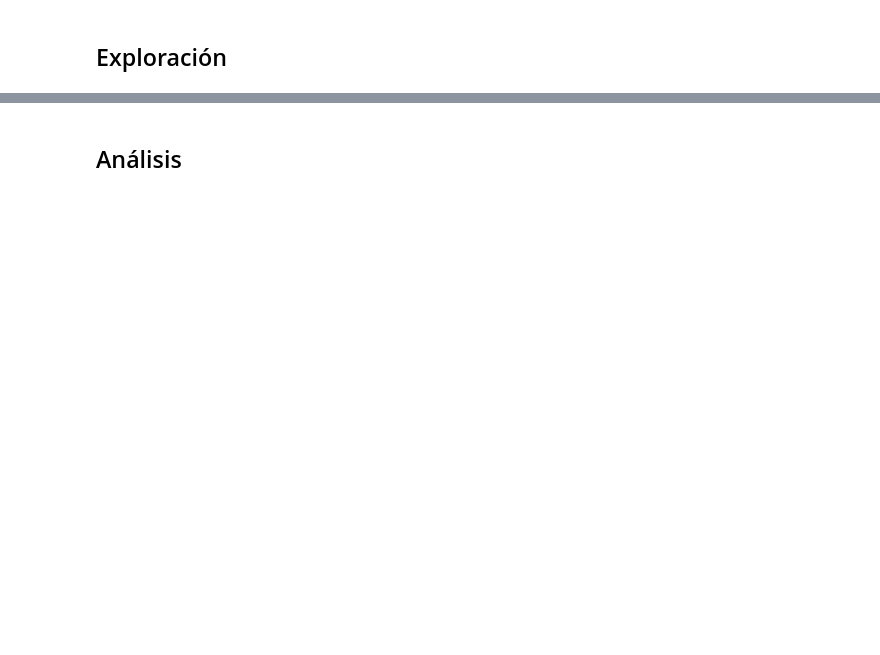
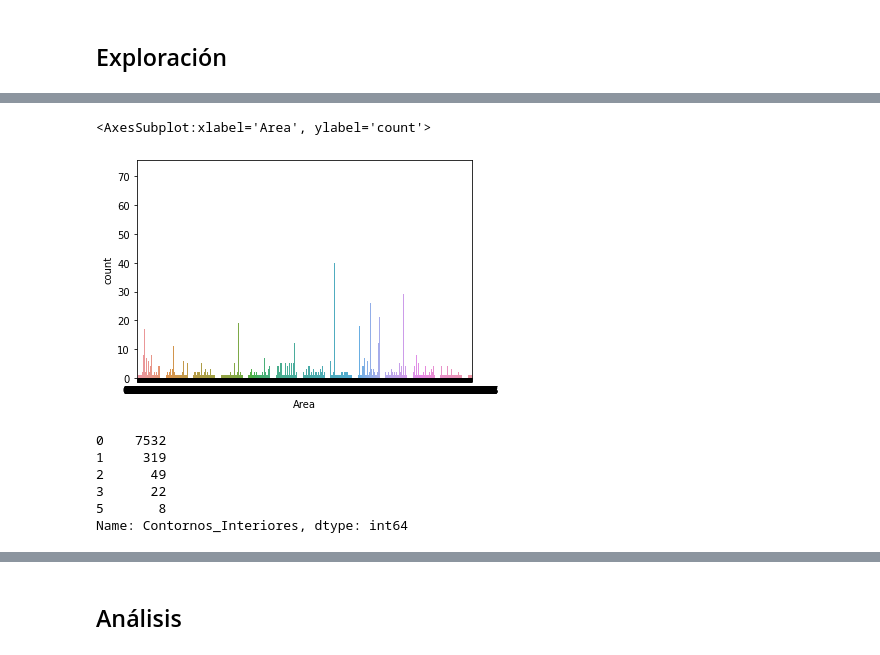
Before and after one commit to german-arq/MIA-Electiva2-ProyectoFinal, a Jupyter notebook: Electiva2-ProyectoFinal.ipynb, the cells around one changed output, grey strips where cells are left out. Cells and saved outputs as stored; diff of their text form; code cells hidden in the pictures; blank space fills up the shorter version.

```diff
--- a/Electiva2-ProyectoFinal.ipynb
+++ b/Electiva2-ProyectoFinal.ipynb
@@ -46,0 +105,14 @@ df
+# %%
+sns.countplot(x="Area",data=df)
+# %% [output]
+<AxesSubplot:xlabel='Area', ylabel='count'>
+[figure, added]
+# %%
+df["Contornos_Interiores"].value_counts().nlargest(5)
+# %% [output]
+0    7532
+1     319
+2      49
+3      22
+5       8
+Name: Contornos_Interiores, dtype: int64
```
Also changed, not shown: parts of 16 cells of this notebook.
